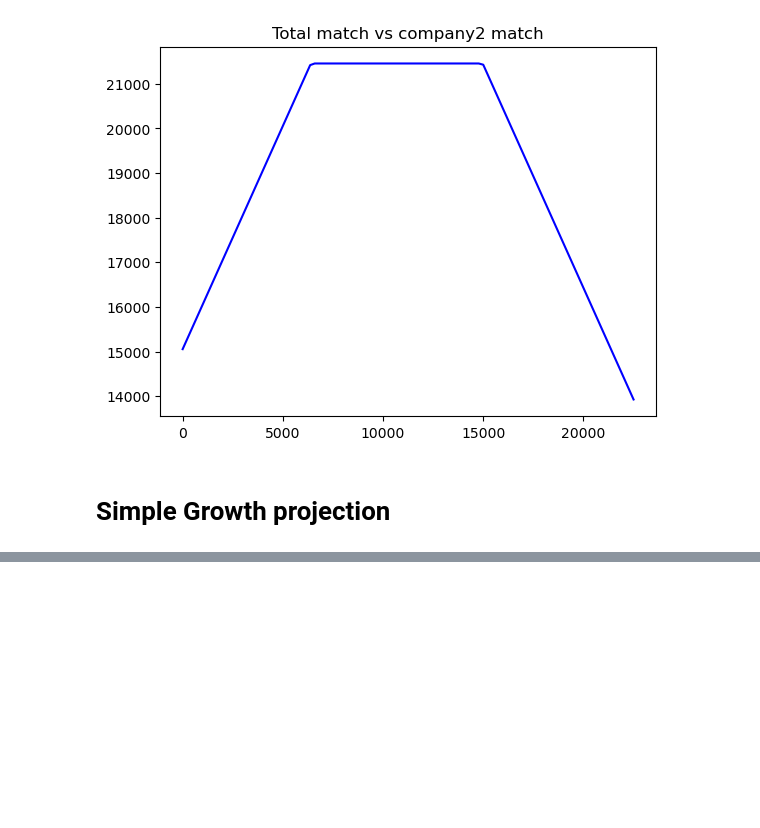
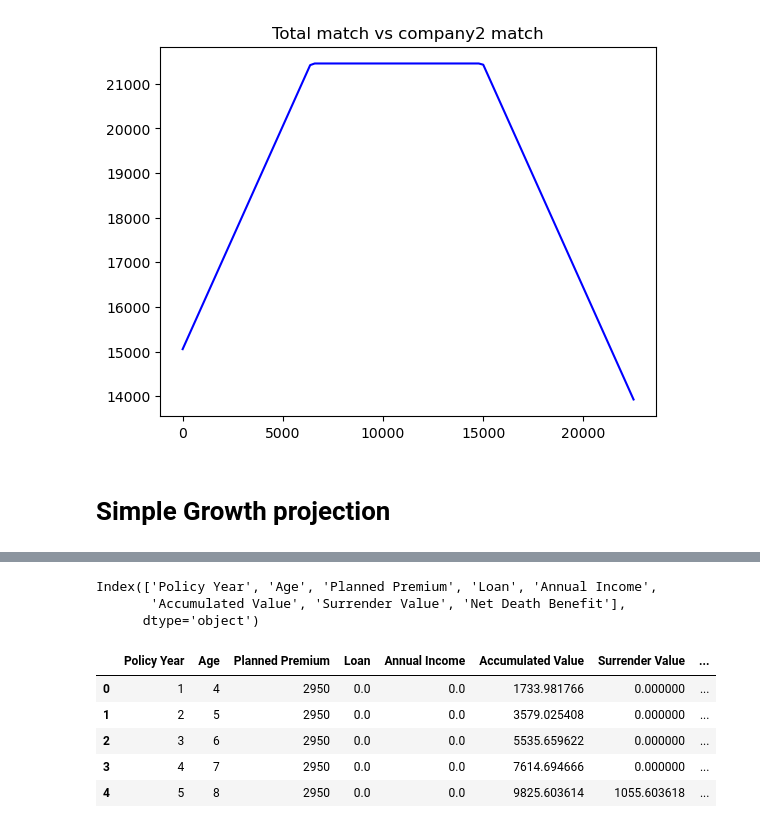
Before and after one commit to NguyenVu06/personal-finance, a Jupyter notebook: projection_notebook.ipynb, the cells around one changed output, grey strips where cells are left out. Saved outputs shown, nothing was run; the diff lists cells and outputs as text; code cells hidden in the pictures; blank space fills up the shorter version.

```diff
--- a/projection_notebook.ipynb
+++ b/projection_notebook.ipynb
@@ -434,0 +488,14 @@ Future value after 10 years: $9609902.52
+# %%
+insurance_df = pd.read_csv('/Users/nguyendvu/local_repo/personal-finance/Insurance_policy.csv')
+print(insurance_df.columns)
+insurance_df.head()
+# %% [output]
+Index(['Policy Year', 'Age', 'Planned Premium', 'Loan', 'Annual Income',
+       'Accumulated Value', 'Surrender Value', 'Net Death Benefit'],
+      dtype='object')
+|  | Policy Year | Age | Planned Premium | Loan | Annual Income | Accumulated Value | Surrender Value | ... |
+| 0 | 1 | 4 | 2950 | 0.0 | 0.0 | 1733.981766 | 0.000000 | ... |
+| 1 | 2 | 5 | 2950 | 0.0 | 0.0 | 3579.025408 | 0.000000 | ... |
+| 2 | 3 | 6 | 2950 | 0.0 | 0.0 | 5535.659622 | 0.000000 | ... |
+| 3 | 4 | 7 | 2950 | 0.0 | 0.0 | 7614.694666 | 0.000000 | ... |
+| 4 | 5 | 8 | 2950 | 0.0 | 0.0 | 9825.603614 | 1055.603618 | ... |
```
Also changed, not shown: parts of 20 cells of this notebook, 1 other file.
